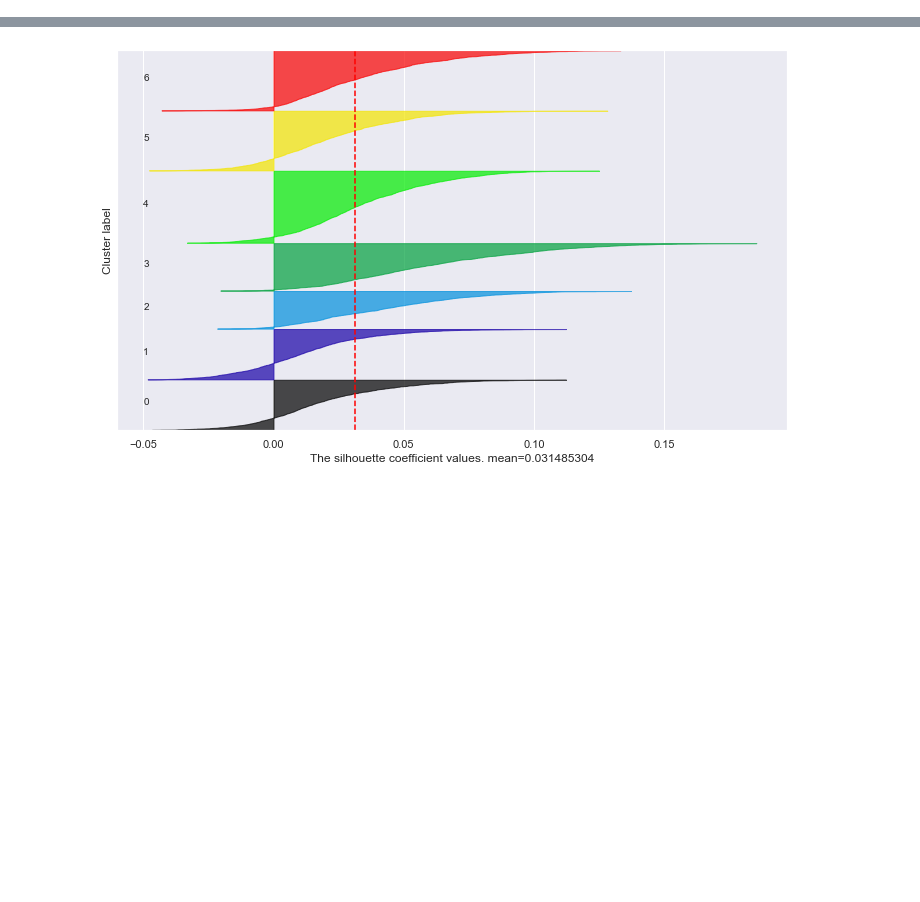
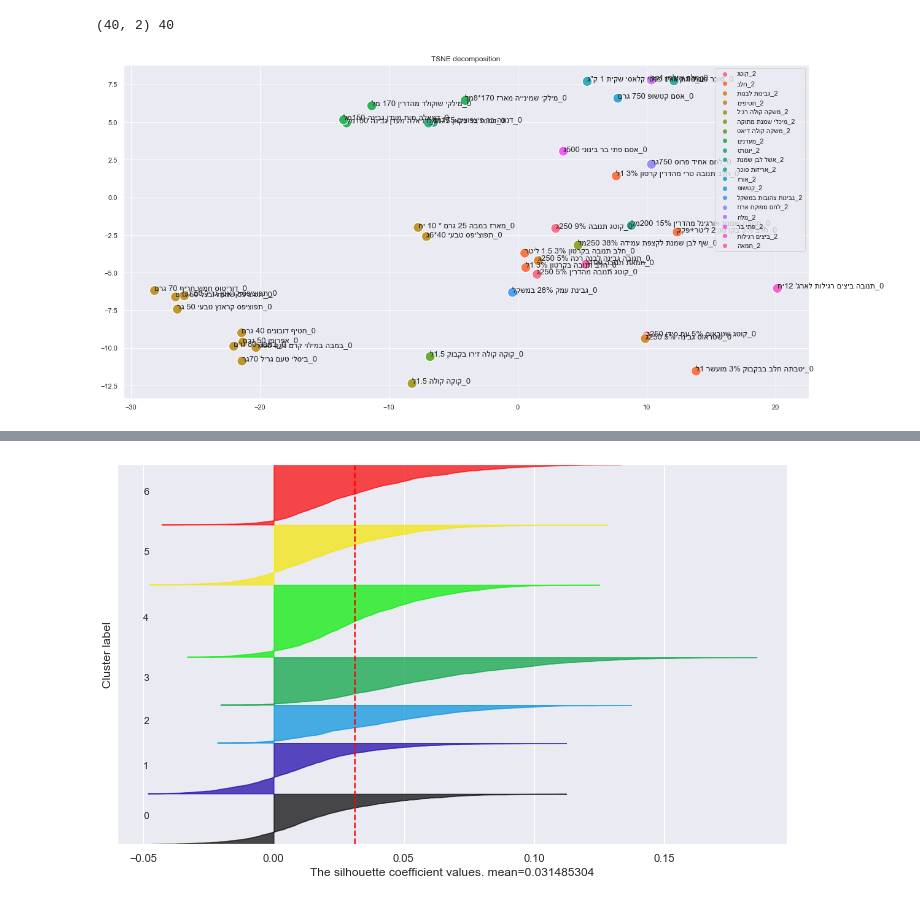
Before and after one commit to shtota/ExplainableClustering, a Jupyter notebook: Strauss.ipynb, the cells around one changed output, grey strips where cells are left out. Drawn from its saved outputs; the diff is of its cells as text; code cells hidden in the pictures; blank space fills up the shorter version.

```diff
--- a/Strauss.ipynb
+++ b/Strauss.ipynb
@@ -1,12 +1,4 @@
 # %%
-import pandas as pd
-import seaborn as sns
-import matplotlib.pyplot as plt# Noise block
-import numpy as np
-sns.set()
-%matplotlib inline
-import time
-import pickle
 
 import plotly.graph_objects as go
 from collections import defaultdict, Counter
@@ -40,22 +32,3 @@ from interpret.data import ClassHistogram
 
 from xgboost import XGBClassifier
 import shap
-
-
-
-%%time
-CREATE = False
-if CREATE:
-    dataset = [transaction_to_sentence(x) for x in transactions]
-    gensim_skipgram = Word2Vec(dataset, window=100, min_count=1, workers=12,sg=1,iter=4, min_alpha=0.0001,sample=1e-4)
-    with open(embedding_path, 'wb') as f:
-        pickle.dump(gensim_skipgram, f)
-else:
-    with open(embedding_path, 'rb') as f:
-        gensim_skipgram = pickle.load(f)
-
-N_PRODUCTS = 300
-idx = sorted(list(range(len(products))), key=lambda x: products[x].usages, reverse=True)[:N_PRODUCTS]
-decompose(np.vstack([gensim_skipgram.wv[products[x].barcode] for x in idx]), idx,True, 40)
-X_embeddings = np.vstack([gensim_skipgram.wv[x] for x in filtered_users])
-X_embeddings_normalized = normalize(X_embeddings, axis=1)
@@ -104,0 +80,7 @@ city_vectors.shape
+# %%
+products = sorted(Dataset().products, key=lambda x: x.usages, reverse=True)[:300]
+product_vectors = np.vstack([embeddings_dict[x.barcode] for x in products])
+decompose(product_vectors, tsne=True, show=40, hue=[smart_inverse(x.hierarchy_names[2]) for x in products[:40]], annotations=[smart_inverse(x.name) for x in products[:40]])
+# %% [output]
+(40, 2) 40
+[figure, added]
```
Also changed, not shown: parts of 16 cells of this notebook, 3 other files.
